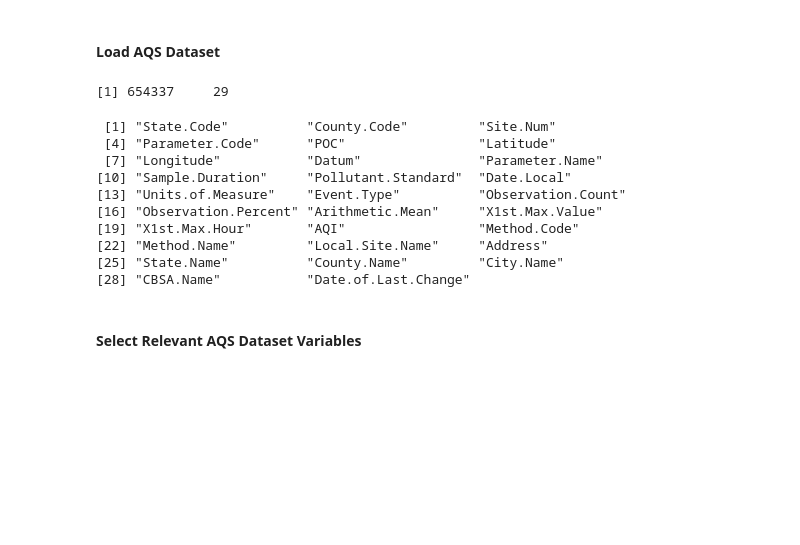
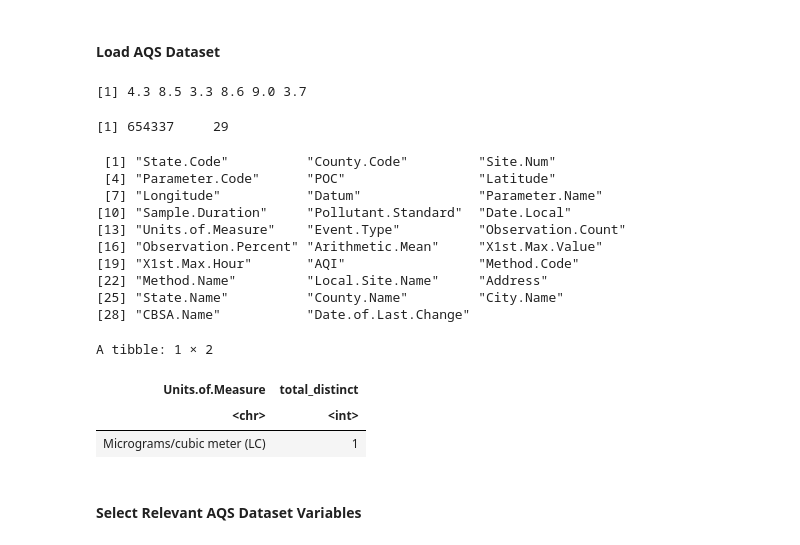
Before and after one commit to sethmgerhart/yale_capstone_public, a Jupyter notebook: A_analysis/code.ipynb, the cells around one changed output. Cells and saved outputs as stored; diff of their text form; code cells hidden in the pictures; blank space fills up the shorter version.

```diff
--- a/A_analysis/code.ipynb
+++ b/A_analysis/code.ipynb
@@ -69,25 +69,36 @@ DF_aqs2019 <- read.csv("C_raw_data/air_monitors/daily_88101_2019.csv")
 # %%
 #Purpose of Cell Block: Explore uploaded dataset
 
-#head(DF_aqs2019)
+head(DF_aqs2019$Arithmetic.Mean)
 dim(DF_aqs2019)
 names(DF_aqs2019)
 #glimpse(DF_aqs2019)
 #summary(DF_aqs2019)
 
 #Assessment: The dataset is too large. Need to select only the variables of interest. It also appears the AQS ID variables dropped their leading zeros. I will need to fix that issue for a proper unique identifier
+
+DF_unitcheck <- DF_aqs2019 %>%
+    group_by(Units.of.Measure) %>%
+    summarise(total_distinct = n_distinct(Units.of.Measure))
+
+DF_unitcheck
 # %% [output]
-[1] 654337     29
+[1] 4.3 8.5 3.3 8.6 9.0 3.7
- [1] "State.Code"          "County.Code"         "Site.Num"
- [4] "Parameter.Code"      "POC"                 "Latitude"
- [7] "Longitude"           "Datum"               "Parameter.Name"
-[10] "Sample.Duration"     "Pollutant.Standard"  "Date.Local"
-[13] "Units.of.Measure"    "Event.Type"          "Observation.Count"
-[16] "Observation.Percent" "Arithmetic.Mean"     "X1st.Max.Value"
-[19] "X1st.Max.Hour"       "AQI"                 "Method.Code"
-[22] "Method.Name"         "Local.Site.Name"     "Address"
-[25] "State.Name"          "County.Name"         "City.Name"
-[28] "CBSA.Name"           "Date.of.Last.Change"
+[1] 654337     29
+ [1] "State.Code"          "County.Code"         "Site.Num"
+ [4] "Parameter.Code"      "POC"                 "Latitude"
+ [7] "Longitude"           "Datum"               "Parameter.Name"
+[10] "Sample.Duration"     "Pollutant.Standard"  "Date.Local"
+[13] "Units.of.Measure"    "Event.Type"          "Observation.Count"
+[16] "Observation.Percent" "Arithmetic.Mean"     "X1st.Max.Value"
+[19] "X1st.Max.Hour"       "AQI"                 "Method.Code"
+[22] "Method.Name"         "Local.Site.Name"     "Address"
+[25] "State.Name"          "County.Name"         "City.Name"
+[28] "CBSA.Name"           "Date.of.Last.Change"
+A tibble: 1 × 2
+| Units.of.Measure | total_distinct |
+| <chr> | <int> |
+| Micrograms/cubic meter (LC) | 1 |
 # %% [markdown]
 #### Select Relevant AQS Dataset Variables
 # %%
```
Also changed, not shown: parts of 3 cells of this notebook, 1 other file.
